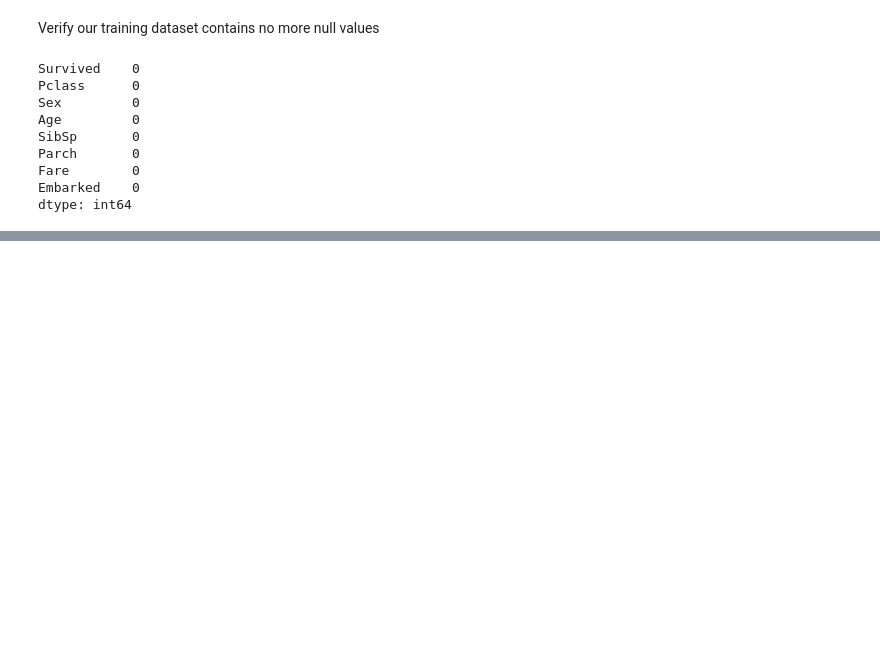
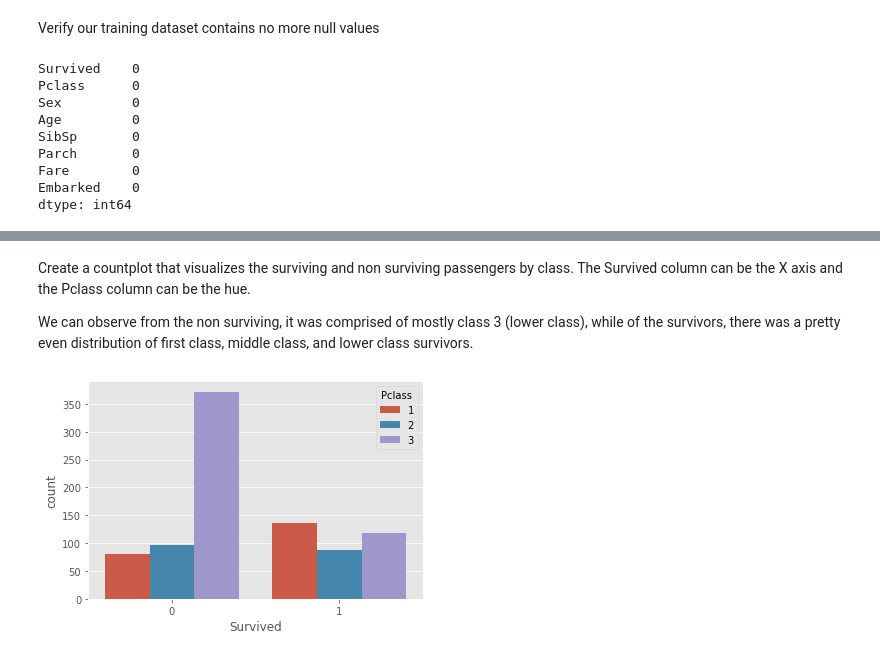
Before and after one commit to mwiginton/python-machine-learning-samples, a Jupyter notebook: logistic_regression_titanic_sample.ipynb, the cells around one changed output, grey strips where cells are left out. Drawn from its saved outputs; the diff is of its cells as text; code cells hidden in the pictures; blank space fills up the shorter version.

```diff
--- a/logistic_regression_titanic_sample.ipynb
+++ b/logistic_regression_titanic_sample.ipynb
@@ -189,0 +335,8 @@ dtype: int64
+# %% [markdown]
+Create a countplot that visualizes the surviving and non surviving passengers by class. The Survived column can be the X axis and the Pclass column can be the hue.
+
+We can observe from the non surviving, it was comprised of mostly class 3 (lower class), while of the survivors, there was a pretty even distribution of first class, middle class, and lower class survivors.
+# %%
+ax = sns.countplot(x="Survived", hue="Pclass", data=train_copy)
+# %% [output]
+[figure, added]
```
Also changed, not shown: parts of 51 cells of this notebook.
